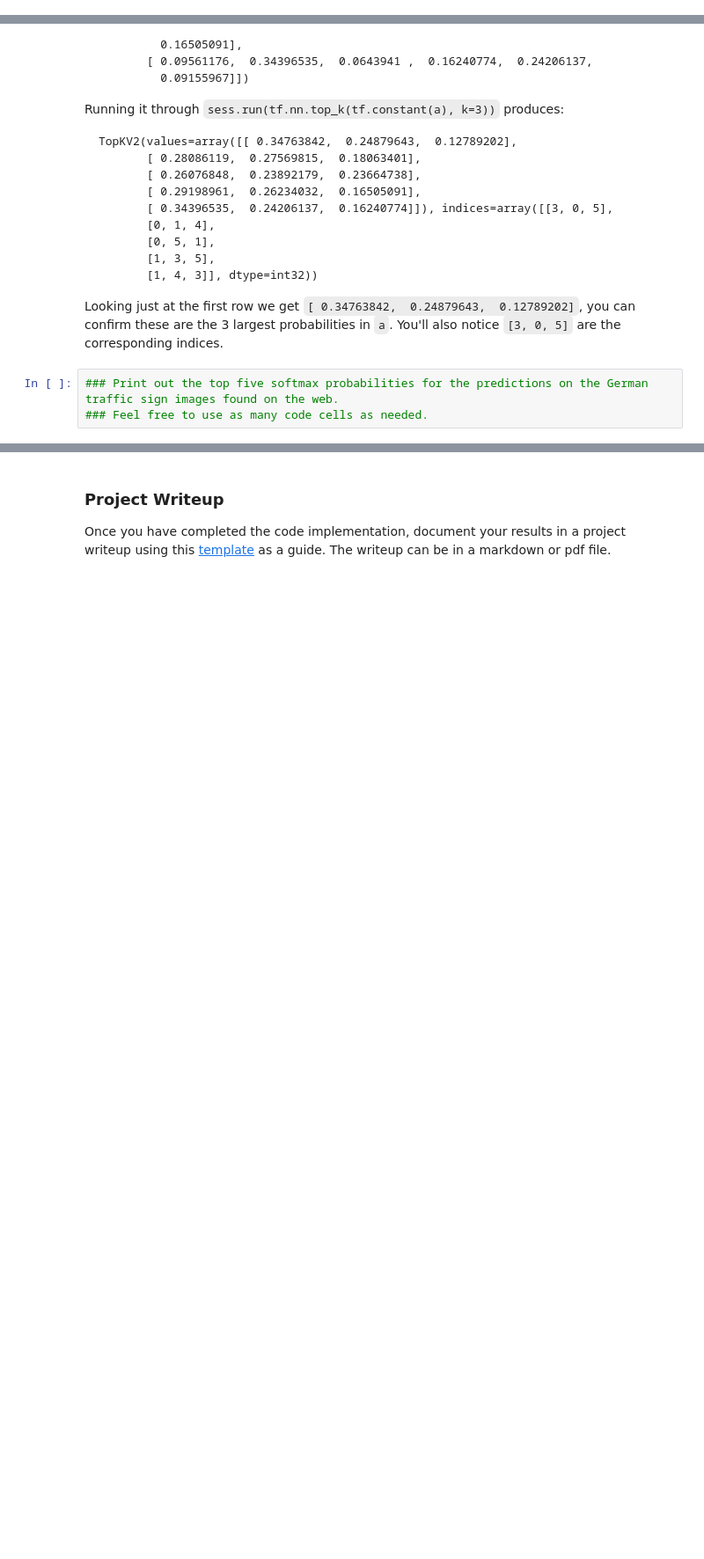
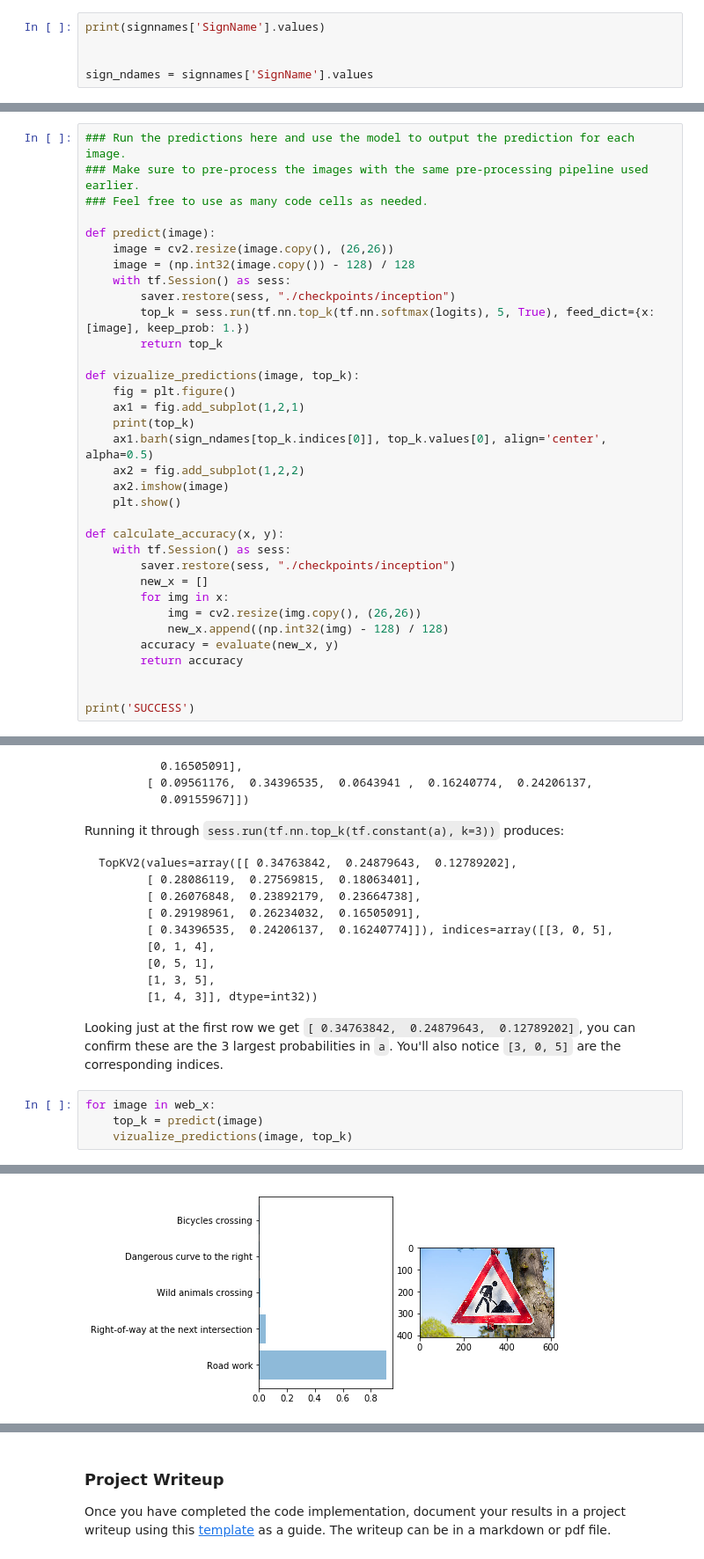
Before and after one commit to Dmitry-L69/Traffic-Sign-Classifier, a Jupyter notebook: Traffic_Sign_Classifier.ipynb, the cells around one changed output, grey strips where cells are left out. Shown: that part at 88% size. Drawn from its saved outputs; the diff is of its cells as text; blank space fills up the shorter version.

Commit message:
implemented inception network

````diff
--- a/Traffic_Sign_Classifier.ipynb
+++ b/Traffic_Sign_Classifier.ipynb
@@ -359,0 +554,5 @@ You may find `signnames.csv` useful as it contains mappings from the class id (i
+# %%
+print(signnames['SignName'].values)
+
+
+sign_ndames = signnames['SignName'].values
@@ -365,0 +584,34 @@ You may find `signnames.csv` useful as it contains mappings from the class id (i
+# %%
+### Run the predictions here and use the model to output the prediction for each image.
+### Make sure to pre-process the images with the same pre-processing pipeline used earlier.
+### Feel free to use as many code cells as needed.
+
+def predict(image):
+    image = cv2.resize(image.copy(), (26,26))
+    image = (np.int32(image.copy()) - 128) / 128
+    with tf.Session() as sess:
+        saver.restore(sess, "./checkpoints/inception")
+        top_k = sess.run(tf.nn.top_k(tf.nn.softmax(logits), 5, True), feed_dict={x: [image], keep_prob: 1.})
+        return top_k
+
+def vizualize_predictions(image, top_k):
+    fig = plt.figure()
+    ax1 = fig.add_subplot(1,2,1)
+    print(top_k)
+    ax1.barh(sign_ndames[top_k.indices[0]], top_k.values[0], align='center', alpha=0.5)
+    ax2 = fig.add_subplot(1,2,2)
+    ax2.imshow(image)
+    plt.show()
+
+def calculate_accuracy(x, y):
+    with tf.Session() as sess:
+        saver.restore(sess, "./checkpoints/inception")
+        new_x = []
+        for img in x:
+            img = cv2.resize(img.copy(), (26,26))
+            new_x.append((np.int32(img) - 128) / 128)
+        accuracy = evaluate(new_x, y)
+        return accuracy
+
+
+print('SUCCESS')
@@ -408,6 +664,8 @@ TopKV2(values=array([[ 0.34763842,  0.24879643,  0.12789202],
 ```
 
 Looking just at the first row we get `[ 0.34763842,  0.24879643,  0.12789202]`, you can confirm these are the 3 largest probabilities in `a`. You'll also notice `[3, 0, 5]` are the corresponding indices.
-# %%
-### Print out the top five softmax probabilities for the predictions on the German traffic sign images found on the web.
-### Feel free to use as many code cells as needed.
+# %%
+for image in web_x:
+    top_k = predict(image)
+    vizualize_predictions(image, top_k)
+# %% [output]
@@ -413,0 +675 @@ Looking just at the first row we get `[ 0.34763842,  0.24879643,  0.12789202]`,
+[figure, added]
````
Also changed, not shown: parts of 20 cells of this notebook.
